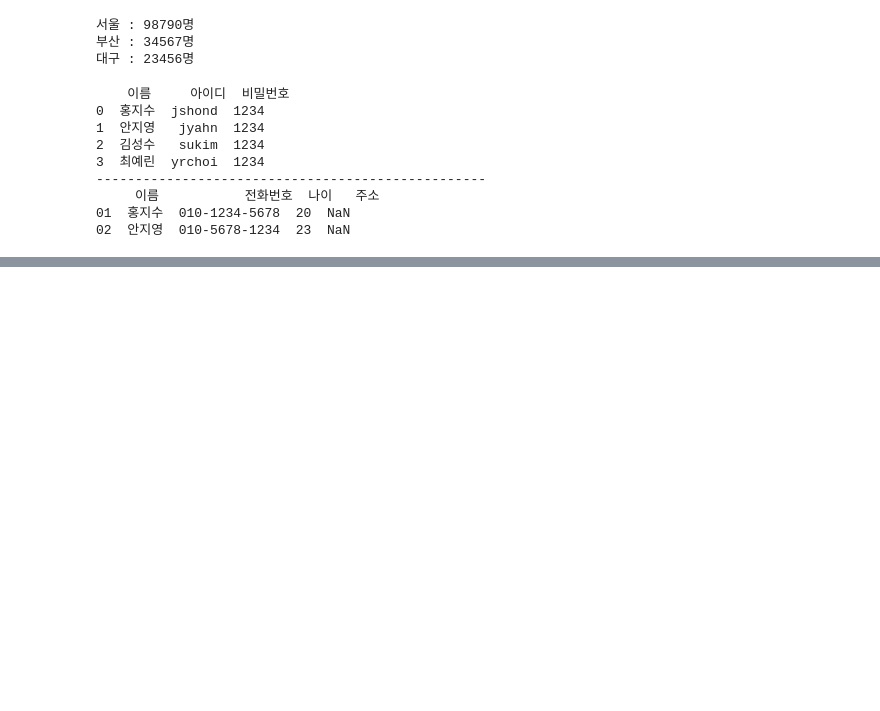
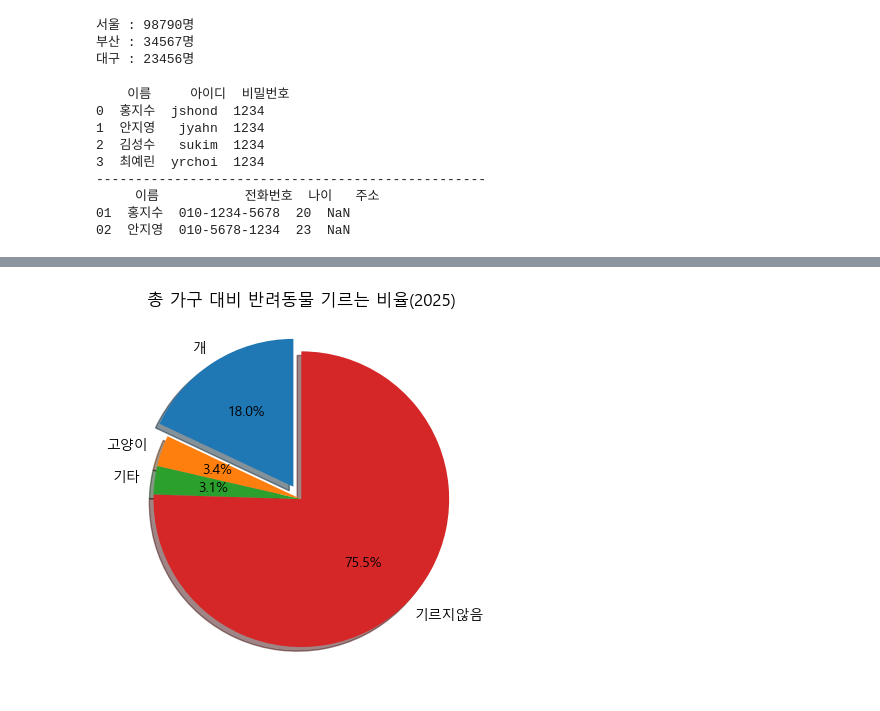
Before and after one commit to mingon123/LearnPython, a Jupyter notebook: s20_analysis_others.ipynb, the cells around one changed output, grey strips where cells are left out. Cells and saved outputs as stored; diff of their text form; code cells hidden in the pictures; blank space fills up the shorter version.

```diff
--- a/s20_analysis_others.ipynb
+++ b/s20_analysis_others.ipynb
@@ -163,0 +222,22 @@ print(frame)
+# %%
+import matplotlib.pyplot as plt
+from matplotlib import rc
+
+rc('font',family='Malgun Gothic')
+
+pets = ['개','고양이','기타','기르지않음']
+portion = [18,3.4,3.1,75.5]
+
+#pie()메서드를 이용해서 원 그래프 그림
+#portion : 각 조각의 비율을 나타내는 숫자 리스트
+#explode=(0.1,0,0,0) : 특정 조각을 파이 차트 중심에서 얼마나 튀어나고게 할지를 설정
+#labels=pets : 각 조각의 레이블을 ['개','고양이','기타','기르지않음']
+#autopct='%1.1f%%' : 비율 명시할 때 포멧 지정
+#shadow=Ture : 파이 차트에 그림자를 추가하여 입체감을 줌
+#startangle=90 : 파이 차트를 시작하는 각도. 90도는 위쪽(12시 방향)에서 시작함을 의미
+plt.pie(portion,explode=(0.1,0,0,0),labels=pets,autopct='%1.1f%%',shadow=True,startangle=90)
+
+plt.title('총 가구 대비 반려동물 기르는 비율(2025)')
+plt.show()
+# %% [output]
+[figure, added]
```
Also changed, not shown: parts of 3 cells of this notebook.
